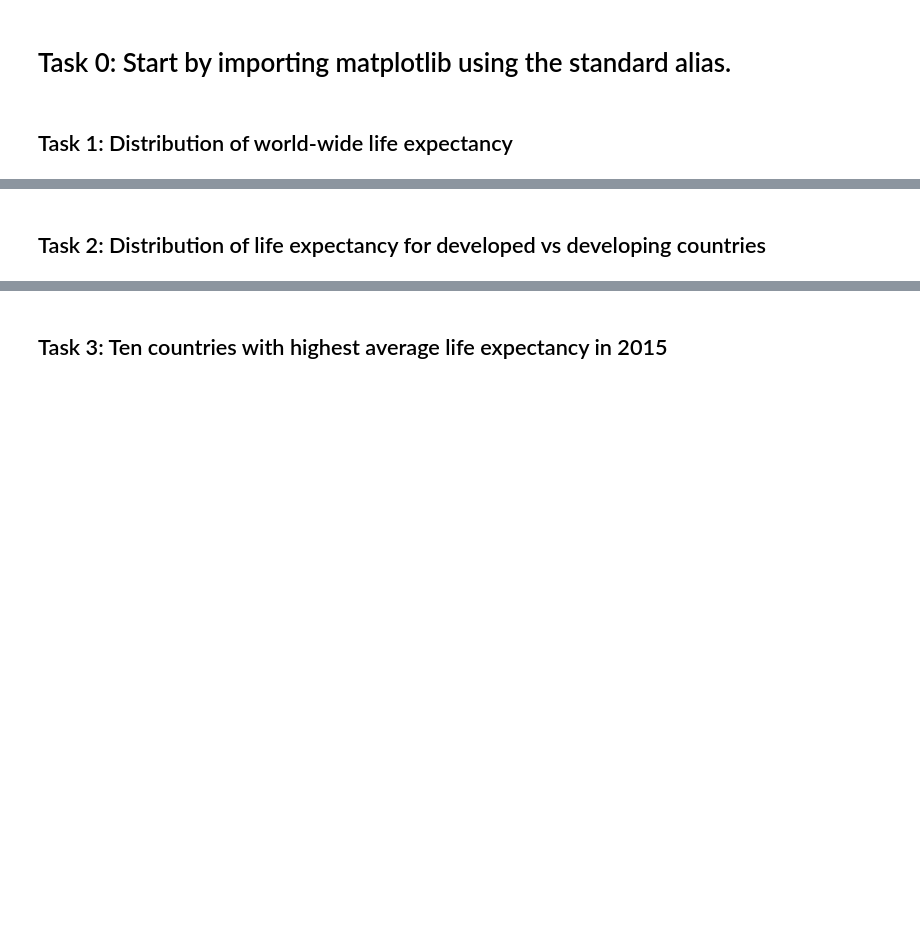
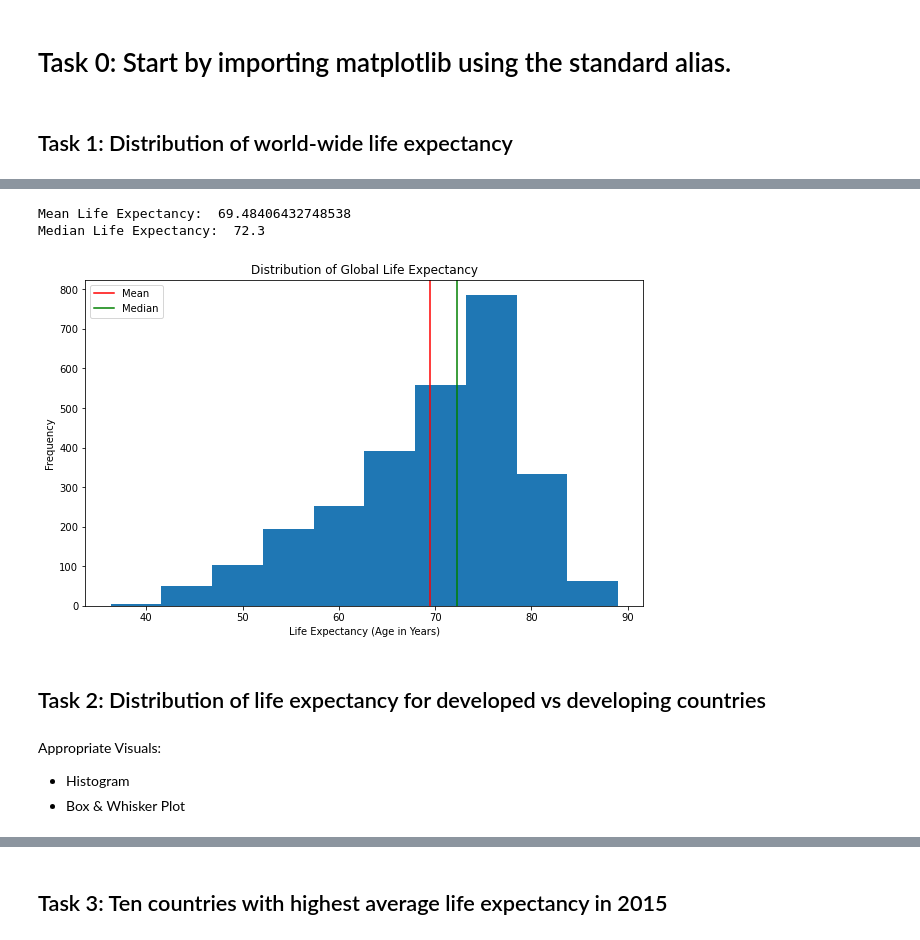
Before and after one commit to flatiron-school/DA-AMZN-220228-lecture-material, a Jupyter notebook: phase_1/data-visualization-gp/data-viz-gp.ipynb, the cells around one changed output, grey strips where cells are left out. Drawn from its saved outputs; the diff is of its cells as text; code cells hidden in the pictures; blank space fills up the shorter version.

Commit message:
solution code for data visualization guided workshop

```diff
--- a/phase_1/data-visualization-gp/data-viz-gp.ipynb
+++ b/phase_1/data-visualization-gp/data-viz-gp.ipynb
@@ -46,5 +81,42 @@ life_expectancy
+# %%
+mean_life_expectancy = np.mean(life_expectancy)
+median_life_expectancy = np.median(life_expectancy)
+
+print('Mean Life Expectancy: ', mean_life_expectancy)
+print('Median Life Expectancy: ', median_life_expectancy)
+# %% [output]
+Mean Life Expectancy:  69.48406432748538
+Median Life Expectancy:  72.3
+# %%
+# Histogram showing distribution of world-wide life expectancy
+
+# Create figure and axis object
+fig, ax = plt.subplots(figsize=(10,6))
+
+# Use ax variable to plot the data
+ax.hist(life_expectancy)
+
+# Add title
+ax.set_title('Distribution of Global Life Expectancy')
+# Add x label
+ax.set_xlabel('Life Expectancy (Age in Years)')
+# Add y label
+ax.set_ylabel('Frequency')
+
+# Show Mean and Median using vertical lines
+ax.axvline(mean_life_expectancy, color='red')
+ax.axvline(median_life_expectancy, color='green')
+
+# Add legend
+ax.legend(['Mean', 'Median'], loc='upper left');
+# %% [output]
+[figure, added]
 # %% [markdown]
 ## Task 2: Distribution of life expectancy for developed vs developing countries
+# %% [markdown]
+Appropriate Visuals:
+- Histogram
+- Box & Whisker Plot
 # %%
 # PANDAS CODE
 life_expectancy_developed = df[df['status'] == 'Developed']['life_expectancy']
```
Also changed, not shown: parts of 30 cells of this notebook, 1 other file.
